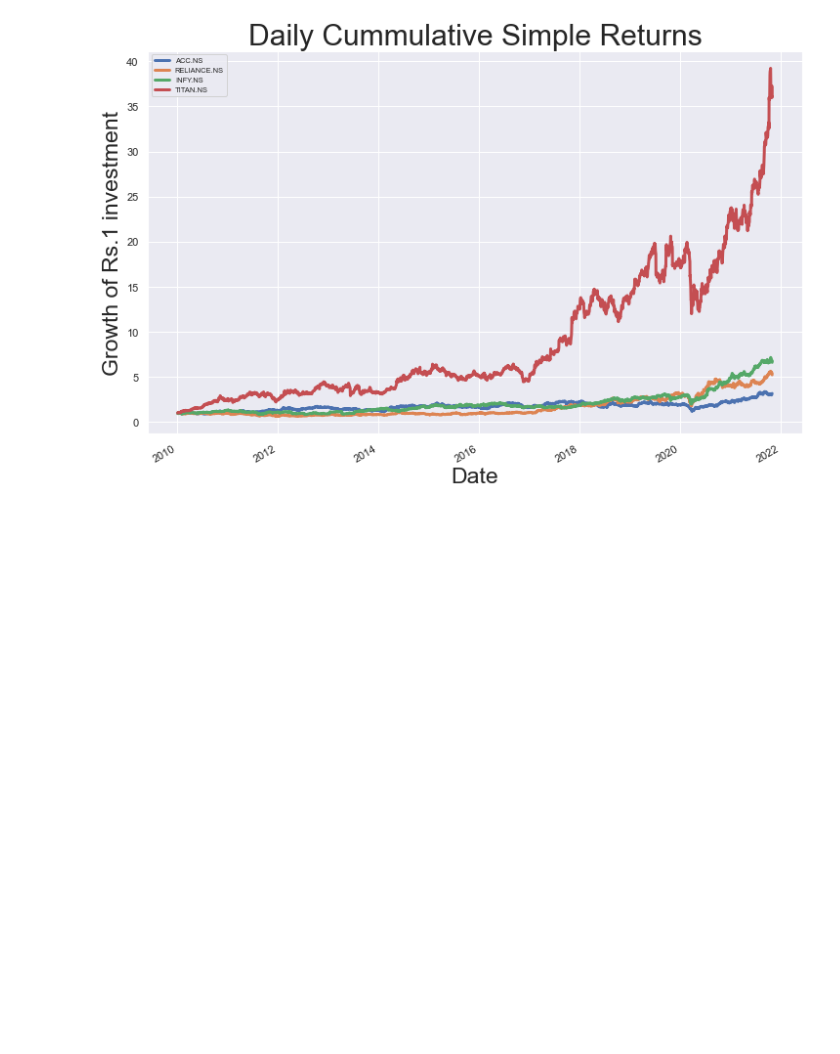
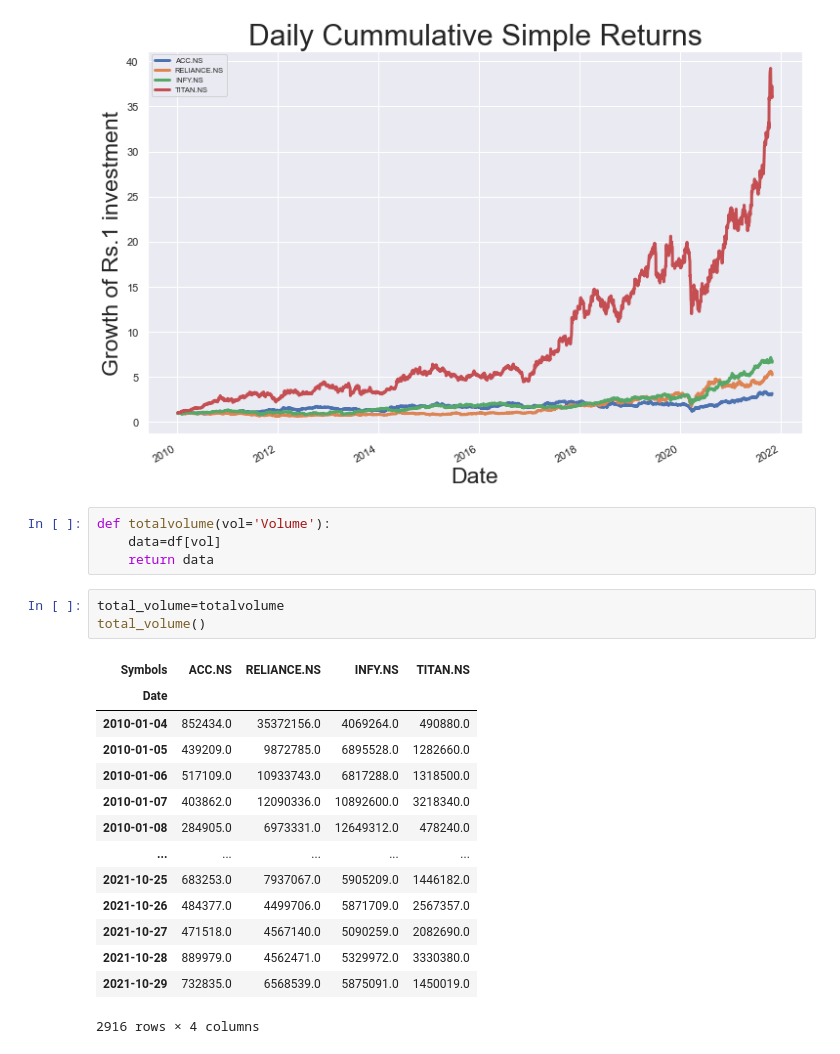
Before and after one commit to uddeshyak/jupyter-notebook, a Jupyter notebook: Stock analysis/SA-3.ipynb, the cells around one changed output. Cells and saved outputs as stored; diff of their text form; blank space fills up the shorter version.

```diff
--- a/Stock analysis/SA-3.ipynb
+++ b/Stock analysis/SA-3.ipynb
@@ -189,3 +189,25 @@ plt.legend(loc='upper left',fontsize=7.5)
 # %% [output]
 <matplotlib.legend.Legend at 0x...>
 [figure]
+# %%
+def totalvolume(vol='Volume'):
+    data=df[vol]
+    return data
+# %%
+total_volume=totalvolume
+total_volume()
+# %% [output]
+| Symbols | ACC.NS | RELIANCE.NS | INFY.NS | TITAN.NS |
+| Date |  |  |  |  |
+| 2010-01-04 | 852434.0 | 35372156.0 | 4069264.0 | 490880.0 |
+| 2010-01-05 | 439209.0 | 9872785.0 | 6895528.0 | 1282660.0 |
+| 2010-01-06 | 517109.0 | 10933743.0 | 6817288.0 | 1318500.0 |
+| 2010-01-07 | 403862.0 | 12090336.0 | 10892600.0 | 3218340.0 |
+| 2010-01-08 | 284905.0 | 6973331.0 | 12649312.0 | 478240.0 |
+| ... | ... | ... | ... | ... |
+| 2021-10-25 | 683253.0 | 7937067.0 | 5905209.0 | 1446182.0 |
+| 2021-10-26 | 484377.0 | 4499706.0 | 5871709.0 | 2567357.0 |
+| 2021-10-27 | 471518.0 | 4567140.0 | 5090259.0 | 2082690.0 |
+| 2021-10-28 | 889979.0 | 4562471.0 | 5329972.0 | 3330380.0 |
+| 2021-10-29 | 732835.0 | 6568539.0 | 5875091.0 | 1450019.0 |
+2916 rows × 4 columns
```
Also changed, not shown: parts of 7 cells of this notebook, 2 other files.
